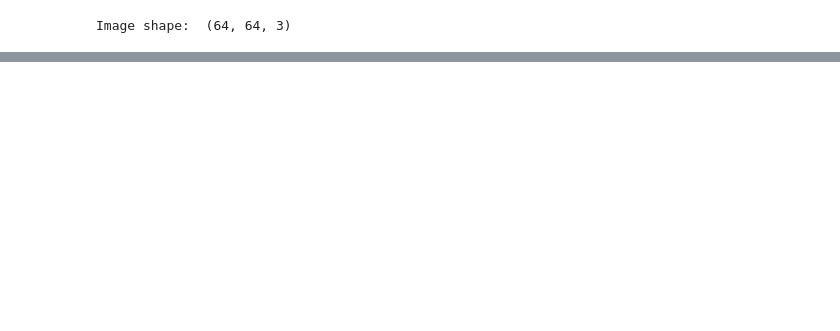
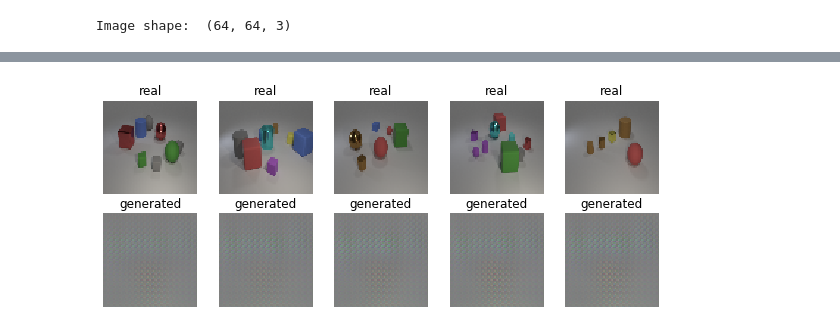
Before and after one commit to sebamenabar/HoloGAN, a Jupyter notebook: tf2_migration.ipynb, the cells around one changed output, grey strips where cells are left out. Cells and saved outputs as stored; diff of their text form; code cells hidden in the pictures; blank space fills up the shorter version.

```diff
--- a/tf2_migration.ipynb
+++ b/tf2_migration.ipynb
@@ -480,0 +503,3 @@ TensorShape([1, 64, 64, 3])
+# %%
+log_dir = "HoloGAN/log/" + datetime.datetime.now().strftime("%Y%m%d-%H-%M-%S")
+summary_writer = tf.summary.create_file_writer(log_dir)
@@ -480,0 +663,4 @@ TensorShape([1, 64, 64, 3])
+# %%
+show_batch(tf.concat((image_batch[:5], (generated[:5] + 1.) / 2), axis=0), ['real'] * 5 + ['generated'] * 5)
+# %% [output]
+[figure, added]
```
Also changed, not shown: parts of 37 cells of this notebook.
